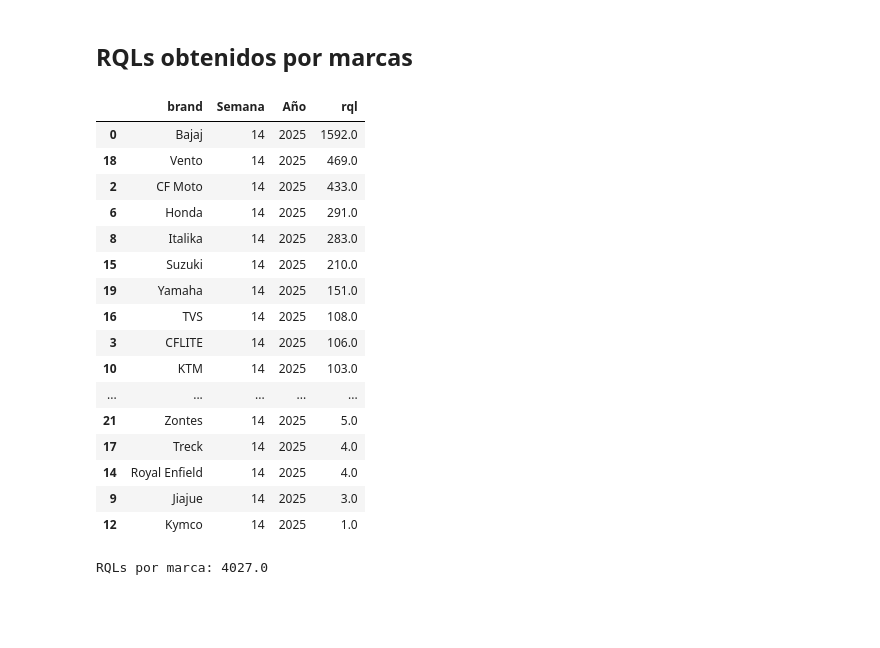
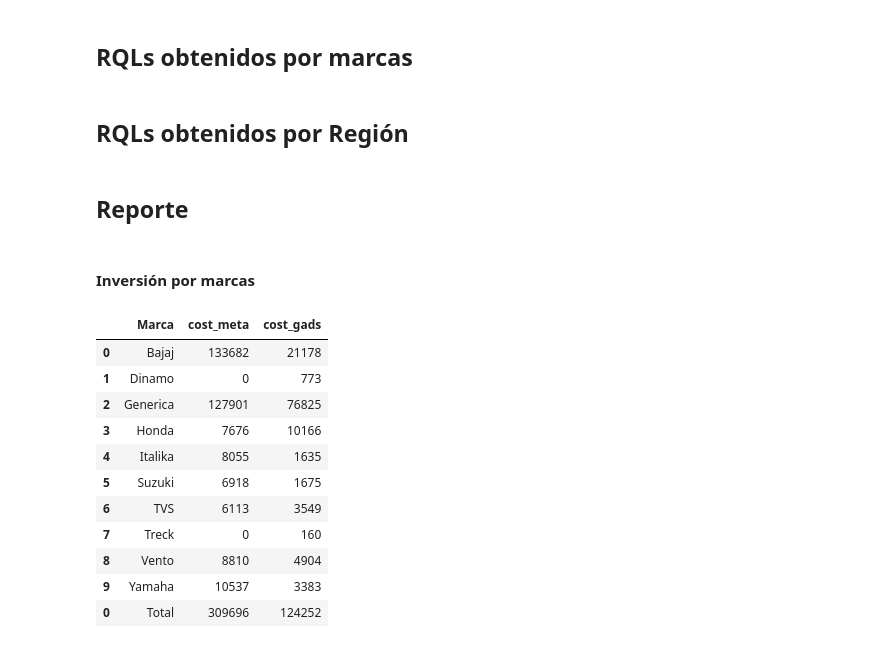
Before and after one commit to jeantp-galgo/calculate_rqls_invest_from_ads, a Jupyter notebook: invest_per_state/rql_invest.ipynb, the cells around one changed output. Drawn from its saved outputs; the diff is of its cells as text; code cells hidden in the pictures; blank space fills up the shorter version.

```diff
--- a/invest_per_state/rql_invest.ipynb
+++ b/invest_per_state/rql_invest.ipynb
@@ -218,2 +154,21 @@ Costo total Meta + GAds: 405,807.57 MXN
+# %%
+per_brand = df_merged.groupby(["Marca"])[["cost_meta", "cost_gads"]].sum().reset_index()
+costo_total_meta_per_brand = int(df_merged["cost_meta"].sum())
+costo_total_gads_per_brand = int(df_merged["cost_gads"].sum())
+total_cost_per_brand = int(costo_total_meta + costo_total_gads)
+
+
+df_total = add_totals({"Marca": "Total", "cost_meta": costo_total_meta_per_brand, "cost_gads": costo_total_gads_per_brand})
+per_brand_with_totals = pd.concat([per_brand, df_total])
+
+per_brand_with_totals["cost_meta"] = per_brand_with_totals["cost_meta"].astype(int)
+per_brand_with_totals["cost_gads"] = per_brand_with_totals["cost_gads"].astype(int)
+
+# display(per_brand_with_totals)
+
+
+# print(f"Costo total Meta: {costo_total_meta_per_brand:,.2f} MXN")
+# print(f"Costo total GAds: {costo_total_gads_per_brand:,.2f} MXN")
+# print(f"Costo total Meta + GAds: {total_cost_per_brand:,.2f} MXN")
 # %% [markdown]
 ## RQLs obtenidos por estados
@@ -339,29 +272,35 @@ Total de RQLs generados: 5114.0
 ## RQLs obtenidos por marcas
 # %%
 rqls_por_marca_week_copy = rqls_por_marca_week.copy()
-rqls_por_marca_week = rqls_por_marca_week_copy.groupby(["brand", "Semana", "Año"])["rql"].sum().reset_index()
+rqls_por_marca_week = rqls_por_marca_week_copy.groupby(["brand"])["rql"].sum().reset_index()
 rqls_por_marca_week.sort_values(by="rql", ascending=False, inplace=True)
-rqls_por_marca_week
+
+
+rqls_per_week = int(rqls_por_marca_week["rql"].sum())
+rqls_per_week
+
+rqls_per_week_with_totals = add_totals({'brand': "Total", "rql": rqls_per_week})
+
+rqls_por_marca_week_with_totals = pd.concat([rqls_por_marca_week, rqls_per_week_with_totals])
+rqls_por_marca_week_with_totals["rql"] = rqls_por_marca_week_with_totals["rql"].astype(int)
-# %% [output]
-|  | brand | Semana | Año | rql |
-| 0 | Bajaj | 14 | 2025 | 1592.0 |
-| 18 | Vento | 14 | 2025 | 469.0 |
-| 2 | CF Moto | 14 | 2025 | 433.0 |
-| 6 | Honda | 14 | 2025 | 291.0 |
-| 8 | Italika | 14 | 2025 | 283.0 |
-| 15 | Suzuki | 14 | 2025 | 210.0 |
-| 19 | Yamaha | 14 | 2025 | 151.0 |
-| 16 | TVS | 14 | 2025 | 108.0 |
-| 3 | CFLITE | 14 | 2025 | 106.0 |
-| 10 | KTM | 14 | 2025 | 103.0 |
-| ... | ... | ... | ... | ... |
-| 21 | Zontes | 14 | 2025 | 5.0 |
-| 17 | Treck | 14 | 2025 | 4.0 |
-| 14 | Royal Enfield | 14 | 2025 | 4.0 |
-| 9 | Jiajue | 14 | 2025 | 3.0 |
-| 12 | Kymco | 14 | 2025 | 1.0 |
-# %%
-rqls_por_marca_week["rql"].sum()
-print(f"RQLs por marca: {rqls_por_marca_week['rql'].sum()}")
-# %% [output]
-RQLs por marca: 4027.0
+# %% [markdown]
+## RQLs obtenidos por Región
+# %% [markdown]
+## Reporte
+# %% [markdown]
+#### Inversión por marcas
+# %%
+per_brand_with_totals
+# %% [output]
+|  | Marca | cost_meta | cost_gads |
+| 0 | Bajaj | 133682 | 21178 |
+| 1 | Dinamo | 0 | 773 |
+| 2 | Generica | 127901 | 76825 |
+| 3 | Honda | 7676 | 10166 |
+| 4 | Italika | 8055 | 1635 |
+| 5 | Suzuki | 6918 | 1675 |
+| 6 | TVS | 6113 | 3549 |
+| 7 | Treck | 0 | 160 |
+| 8 | Vento | 8810 | 4904 |
+| 9 | Yamaha | 10537 | 3383 |
+| 0 | Total | 309696 | 124252 |
```
Also changed, not shown: parts of 49 cells of this notebook.
